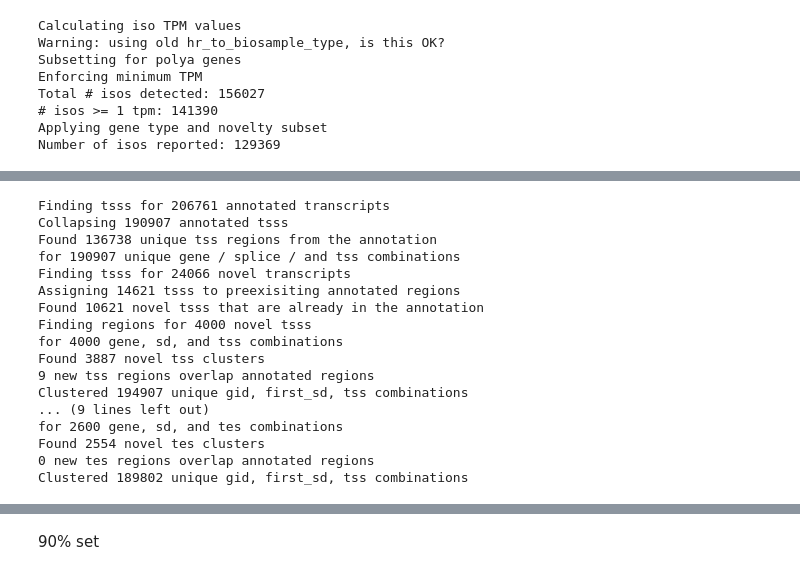
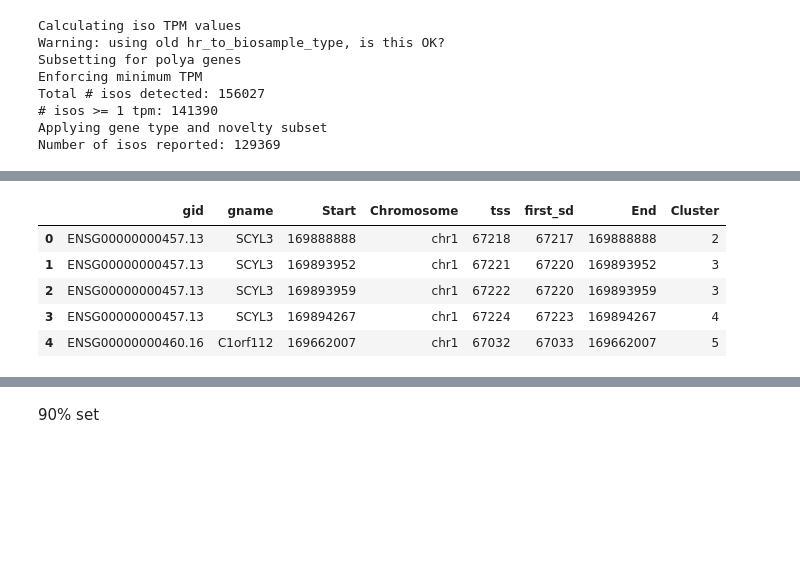
Before and after one commit to fairliereese/rnawg, a Jupyter notebook: lr_bulk/swan/swan.ipynb, the cells around one changed output, grey strips where cells are left out. Saved outputs shown, nothing was run; the diff lists cells and outputs as text; code cells hidden in the pictures; blank space fills up the shorter version.

```diff
--- a/lr_bulk/swan/swan.ipynb
+++ b/lr_bulk/swan/swan.ipynb
@@ -124,22 +324,13 @@ Number of isos reported: 129369
+# %%
+clust.head()
+# %% [output]
+|  | gid | gname | Start | Chromosome | tss | first_sd | End | Cluster |
+| 0 | ENSG00000000457.13 | SCYL3 | 169888888 | chr1 | 67218 | 67217 | 169888888 | 2 |
+| 1 | ENSG00000000457.13 | SCYL3 | 169893952 | chr1 | 67221 | 67220 | 169893952 | 3 |
+| 2 | ENSG00000000457.13 | SCYL3 | 169893959 | chr1 | 67222 | 67220 | 169893959 | 3 |
+| 3 | ENSG00000000457.13 | SCYL3 | 169894267 | chr1 | 67224 | 67223 | 169894267 | 4 |
+| 4 | ENSG00000000460.16 | C1orf112 | 169662007 | chr1 | 67032 | 67033 | 169662007 | 5 |
 # %%
-all_df, regions = get_ic_tss_tes(sg,
+all_df, regions, annot_counts, all_counts, obs_counts = get_ic_tss_tes(sg,
                              novel_tids=inds,
-                             verbose=True)
+                             verbose=False)
-# %% [output]
-Finding tsss for 206761 annotated transcripts
-Collapsing 190907 annotated tsss
-Found 136738 unique tss regions from the annotation
-for 190907 unique gene / splice / and tss combinations
-Finding tsss for 24066 novel transcripts
-Assigning 14621 tsss to preexisiting annotated regions
-Found 10621 novel tsss that are already in the annotation
-Finding regions for 4000 novel tsss
-for 4000 gene, sd, and tss combinations
-Found 3887 novel tss clusters
-9 new tss regions overlap annotated regions
-Clustered 194907 unique gid, first_sd, tss combinations
-... (9 lines left out)
-for 2600 gene, sd, and tes combinations
-Found 2554 novel tes clusters
-0 new tes regions overlap annotated regions
-Clustered 189802 unique gid, first_sd, tss combinations
```
Also changed, not shown: parts of 35 cells of this notebook, 2 other files.
